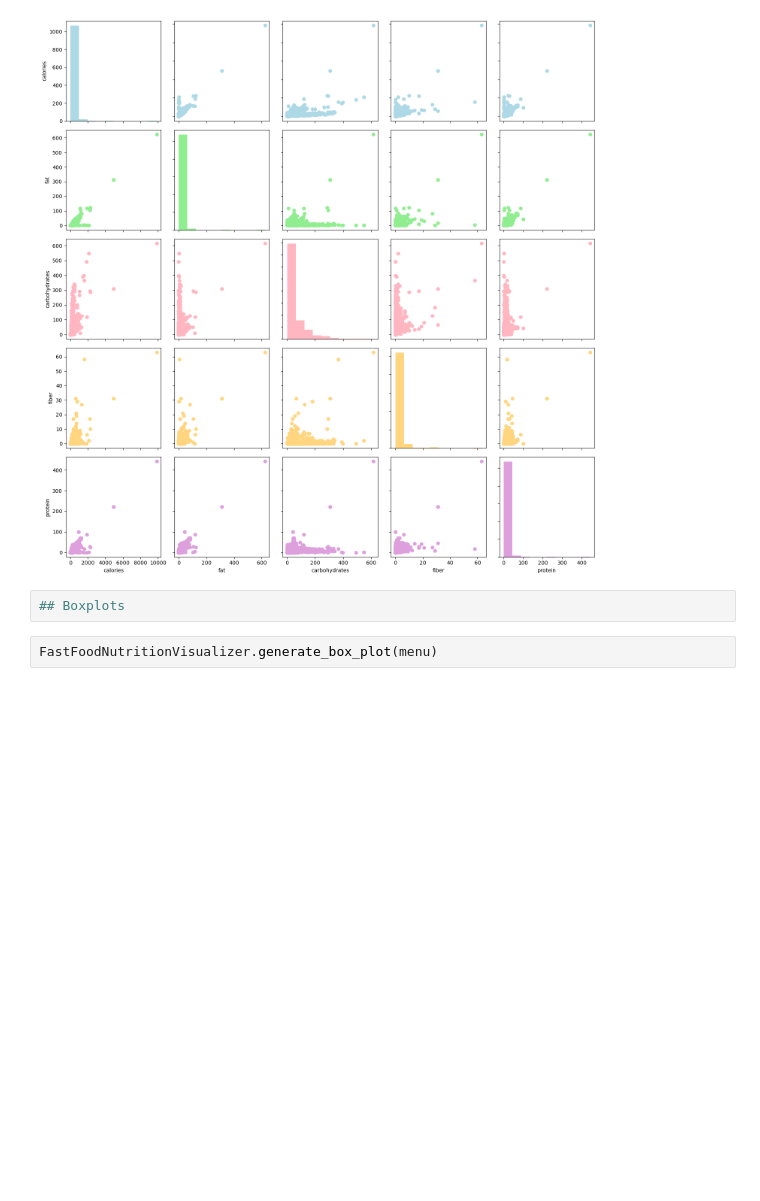
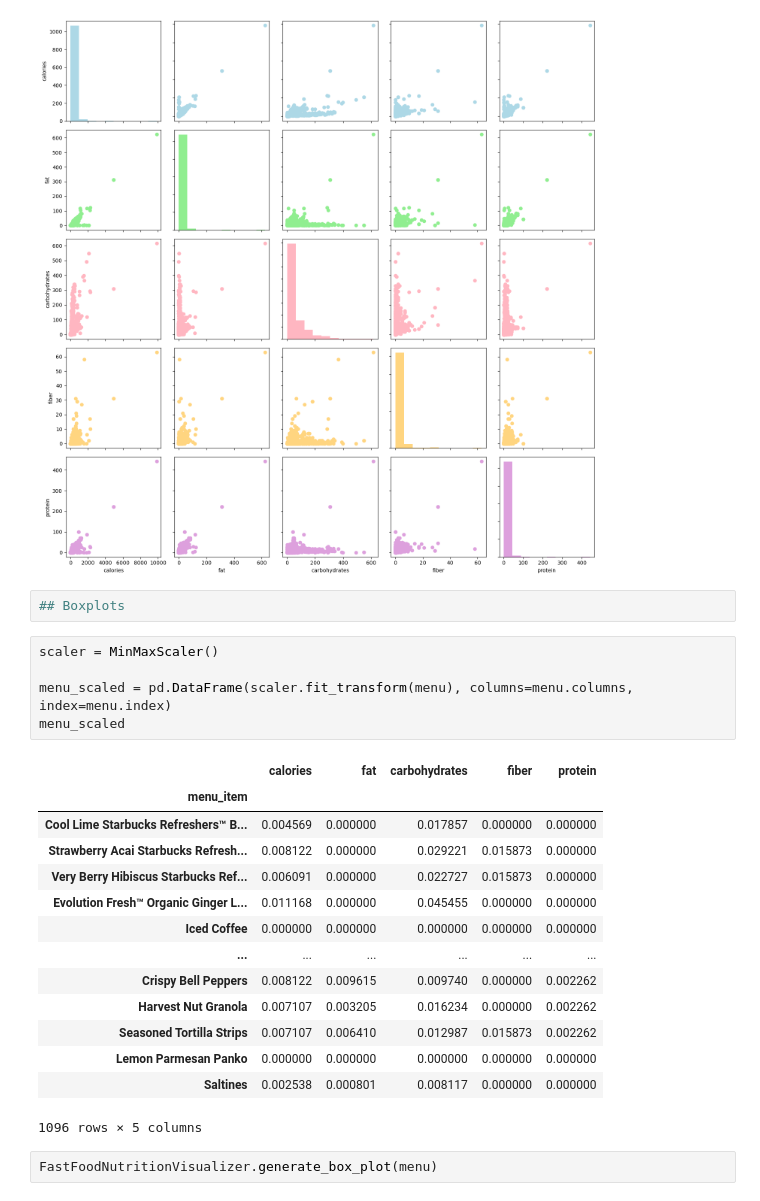
Before and after one commit to johnsonlarryl/csce_5310, a Jupyter notebook: fast_food_nutrition/notebooks/fast_food_nutrition.ipynb, the cells around one changed output. Saved outputs shown, nothing was run; the diff lists cells and outputs as text; blank space fills up the shorter version.

```diff
--- a/fast_food_nutrition/notebooks/fast_food_nutrition.ipynb
+++ b/fast_food_nutrition/notebooks/fast_food_nutrition.ipynb
@@ -101,6 +103,26 @@ FastFoodNutritionVisualizer.generate_scatter_plots(menu)
 [figure]
 # %%
 ## Boxplots
+# %%
+scaler = MinMaxScaler()
+
+menu_scaled = pd.DataFrame(scaler.fit_transform(menu), columns=menu.columns, index=menu.index)
+menu_scaled
+# %% [output]
+|  | calories | fat | carbohydrates | fiber | protein |
+| menu_item |  |  |  |  |  |
+| Cool Lime Starbucks Refreshers™ B... | 0.004569 | 0.000000 | 0.017857 | 0.000000 | 0.000000 |
+| Strawberry Acai Starbucks Refresh... | 0.008122 | 0.000000 | 0.029221 | 0.015873 | 0.000000 |
+| Very Berry Hibiscus Starbucks Ref... | 0.006091 | 0.000000 | 0.022727 | 0.015873 | 0.000000 |
+| Evolution Fresh™ Organic Ginger L... | 0.011168 | 0.000000 | 0.045455 | 0.000000 | 0.000000 |
+| Iced Coffee | 0.000000 | 0.000000 | 0.000000 | 0.000000 | 0.000000 |
+| ... | ... | ... | ... | ... | ... |
+| Crispy Bell Peppers | 0.008122 | 0.009615 | 0.009740 | 0.000000 | 0.002262 |
+| Harvest Nut Granola | 0.007107 | 0.003205 | 0.016234 | 0.000000 | 0.002262 |
+| Seasoned Tortilla Strips | 0.007107 | 0.006410 | 0.012987 | 0.015873 | 0.002262 |
+| Lemon Parmesan Panko | 0.000000 | 0.000000 | 0.000000 | 0.000000 | 0.000000 |
+| Saltines | 0.002538 | 0.000801 | 0.008117 | 0.000000 | 0.000000 |
+1096 rows × 5 columns
 # %%
 FastFoodNutritionVisualizer.generate_box_plot(menu)
 # %% [output]
```
Also changed, not shown: parts of 85 cells of this notebook, 8 other files.
